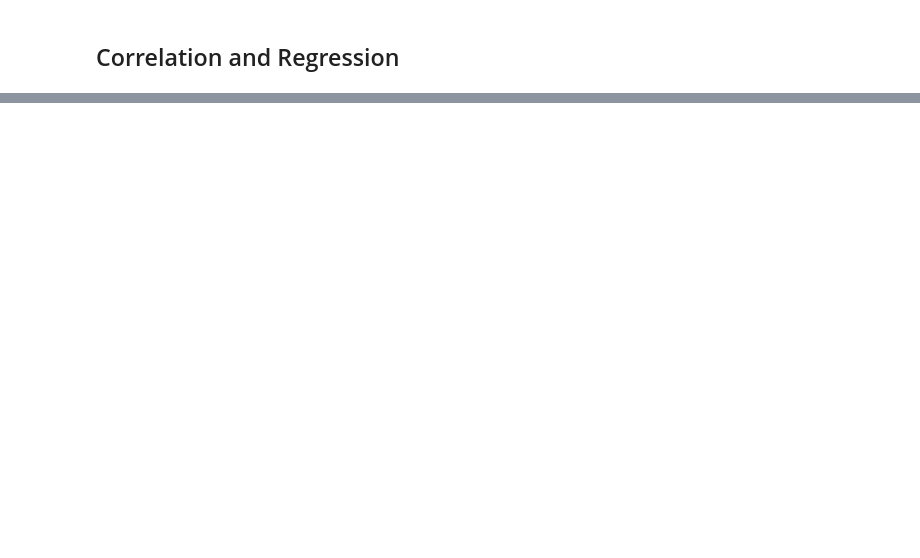
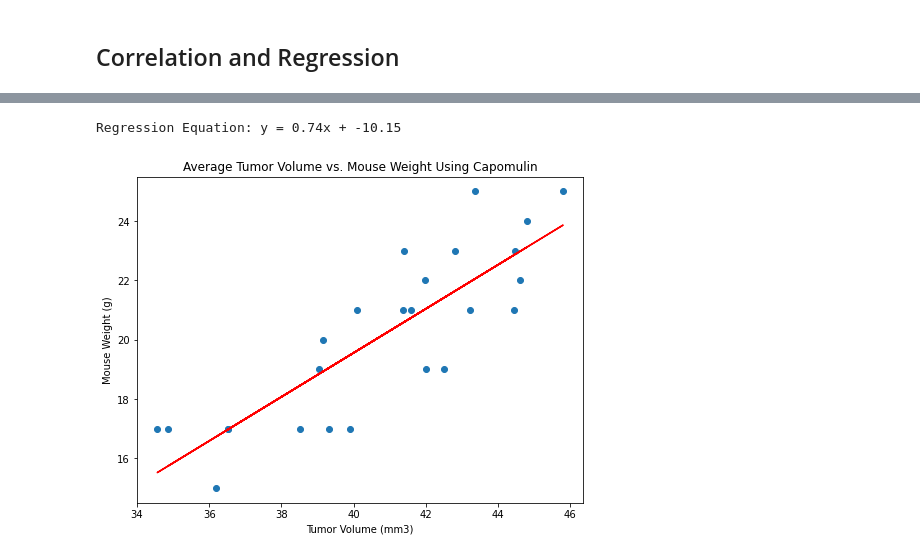
Before and after one commit to normanchan19/matplotlib-challenge, a Jupyter notebook: Pymaceuticals/pymaceuticals_starter.ipynb, the cells around one changed output, grey strips where cells are left out. Saved outputs shown, nothing was run; the diff lists cells and outputs as text; code cells hidden in the pictures; blank space fills up the shorter version.

```diff
--- a/Pymaceuticals/pymaceuticals_starter.ipynb
+++ b/Pymaceuticals/pymaceuticals_starter.ipynb
@@ -521,0 +530,26 @@ ax1.set_ylabel('Mouse Weight (g)');
+# %%
+# Use scipy.stats to calculate linear regression between average tumor volume and mouse weights under the capomulin regimen
+slope, intercept, r, p, se = st.linregress(capomulin_tumor_volume_means, capomulin_mouse_weights)
+
+# Equation of the line for linear regression
+lin_regression = capomulin_tumor_volume_means * slope + intercept
+
+# Create and set figure size
+fig1, ax1 = plt.subplots(figsize=(8,6));
+
+# Create scatterplot
+ax1.scatter(capomulin_tumor_volume_means, capomulin_mouse_weights);
+
+# Add linear regression
+ax1.plot(capomulin_tumor_volume_means, lin_regression, 'r')
+
+# Print equation of the line for linear regression
+print(f"Regression Equation: y = " + str(round(slope,2)) + "x + " + str(round(intercept,2)))
+
+# Set chart title and labels
+ax1.set_title('Average Tumor Volume vs. Mouse Weight Using Capomulin');
+ax1.set_xlabel('Tumor Volume (mm3)');
+ax1.set_ylabel('Mouse Weight (g)');
+# %% [output]
+Regression Equation: y = 0.74x + -10.15
+[figure, added]
```
Also changed, not shown: parts of 5 cells of this notebook.
